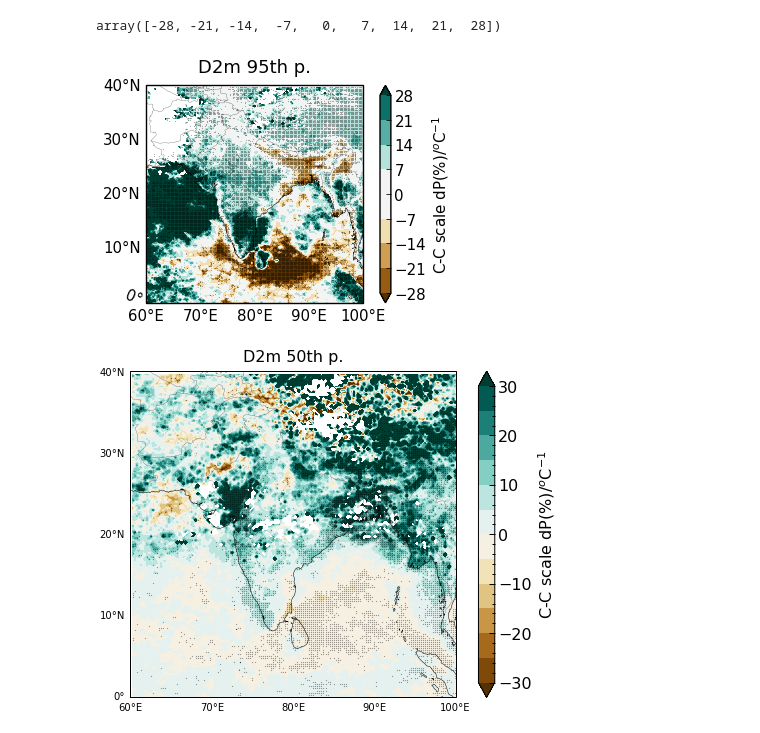
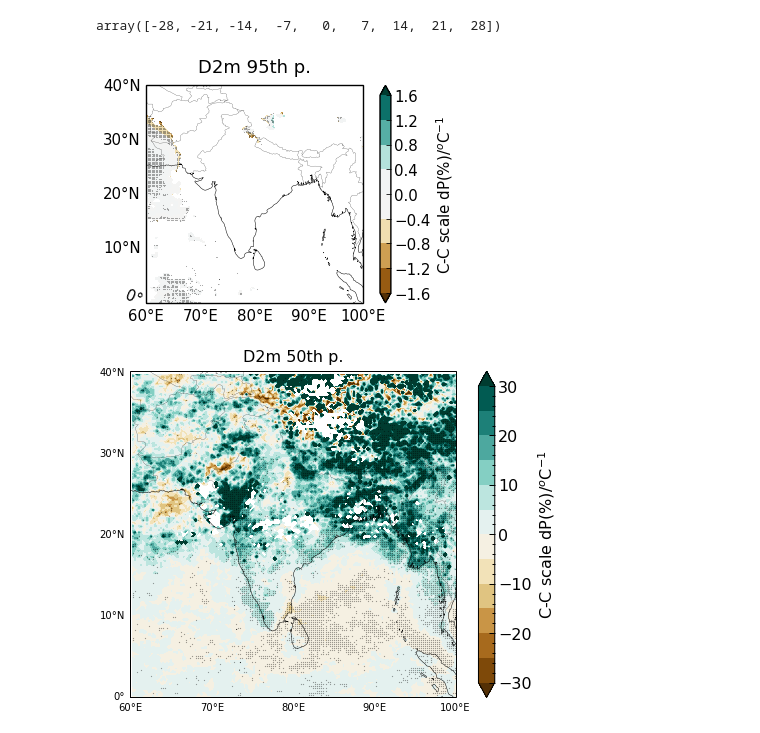
Before and after one commit to adisen99/msc_project, a Jupyter notebook: analysis02.ipynb, the cells around one changed output. Cells and saved outputs as stored; diff of their text form; code cells hidden in the pictures.

```diff
--- a/analysis02.ipynb
+++ b/analysis02.ipynb
@@ -503,7 +543,7 @@ def get_res(x, y):
 
 # ---------- 3d functions ------------
 
-def get_binned_3d(precip_da, t2m_da, d2m_da, bin_nr = 12):
+def get_binned_3d(precip_da, t2m_da, d2m_da, vimd_da, bin_nr = 12):
     print("Starting the binning process ...")
 
     print("converting data-arrays to numpy arrays ...")
@@ -511,6 +551,7 @@ def get_binned_3d(precip_da, t2m_da, d2m_da, bin_nr = 12):
     t2m = t2m_da.to_numpy()
     d2m = d2m_da.to_numpy()
     precip = precip_da.to_numpy()
+    vimd = vimd_da.to_numpy()
 
     print("Getting freq bins ...")
 
@@ -531,6 +572,10 @@ def get_binned_3d(precip_da, t2m_da, d2m_da, bin_nr = 12):
     p_d2m_95 = np.empty((xrange, yrange))
     slope_d2m_50 = np.empty((xrange, yrange))
     p_d2m_50 = np.empty((xrange, yrange))
+    slope_vimd_t2m = np.empty((xrange, yrange))
+    p_vimd_t2m = np.empty((xrange, yrange))
+    slope_vimd_d2m = np.empty((xrange, yrange))
+    p_vimd_d2m = np.empty((xrange, yrange))
 
     print("Starting the loop ...")
 
@@ -550,6 +595,8 @@ def get_binned_3d(precip_da, t2m_da, d2m_da, bin_nr = 12):
             # group the temperature data by temperature bins and take mean of each bin
             mean_t2m = t2m_da.isel(lat = lat, lon = lon).groupby_bins(t2m_da.isel(lat = lat, lon = lon), bins_t2m, include_lowest=True, precision=10).mean(dim='time')
             mean_d2m = d2m_da.isel(lat = lat, lon = lon).groupby_bins(d2m_da.isel(lat = lat, lon = lon), bins_d2m, include_lowest=True, precision=10).mean(dim='time')
+            mean_vimd_t2m = vimd_da.isel(lat = lat, lon = lon).groupby_bins(t2m_da.isel(lat = lat, lon = lon), bins_t2m, include_lowest=True, precision=10).mean(dim='time')
+            mean_vimd_d2m = vimd_da.isel(lat = lat, lon = lon).groupby_bins(d2m_da.isel(lat = lat, lon = lon), bins_d2m, include_lowest=True, precision=10).mean(dim='time')
 
             # convert to numpy_array()
             # precip_t2m = precip_t2m.to_numpy()
@@ -570,6 +617,8 @@ def get_binned_3d(precip_da, t2m_da, d2m_da, bin_nr = 12):
             slope_t2m_50[lat, lon], p_t2m_50[lat, lon] = get_res(mean_t2m, precip_t2m_50)
             slope_d2m_95[lat, lon], p_d2m_95[lat, lon] = get_res(mean_d2m, precip_d2m_95)
             slope_d2m_50[lat, lon], p_d2m_50[lat, lon] = get_res(mean_d2m, precip_d2m_50)
+            slope_vimd_t2m[lat, lon], p_vimd_t2m[lat, lon] = get_res(mean_t2m, mean_vimd_t2m)
+            slope_vimd_d2m[lat, lon], p_vimd_d2m[lat, lon] = get_res(mean_d2m, mean_vimd_d2m)
 
 #             slope_t2m[lat, lon] = slope_t2m
 #             p_t2m[lat, lon] = p_t2m
@@ -591,7 +640,7 @@ def get_binned_3d(precip_da, t2m_da, d2m_da, bin_nr = 12):
 
     print("Done, now writing.")
 
-    return slope_t2m_95, p_t2m_95, slope_d2m_95, p_d2m_95, slope_t2m_50, p_t2m_50, slope_d2m_50, p_d2m_50
+    return slope_t2m_95, p_t2m_95, slope_d2m_95, p_d2m_95, slope_t2m_50, p_t2m_50, slope_d2m_50, p_d2m_50, slope_vimd_t2m, p_vimd_t2m, slope_vimd_d2m, p_vimd_d2m
 
     print("Complete")
 
@@ -640,7 +689,7 @@ def get_binned_3d(precip_da, t2m_da, d2m_da, bin_nr = 12):
 
 #     return slope_t2m, p_t2m, slope_d2m, p_d2m
 # %%
-t2m_slope95, t2m_p95, d2m_slope95, d2m_p95, t2m_slope50, t2m_p50, d2m_slope50, d2m_p50  = get_binned_3d(ind_precip_loaded, ind_t2m_loaded, ind_d2m_loaded, bin_nr=20)
+t2m_slope95, t2m_p95, d2m_slope95, d2m_p95, t2m_slope50, t2m_p50, d2m_slope50, d2m_p50, vimd_t2m, p_vimd_t2m, vimd_d2m, p_vimd_d2m  = get_binned_3d(ind_precip_loaded, ind_t2m_loaded, ind_d2m_loaded, ind_vimd_loaded bin_nr=20)
 # %% [output]
 Starting the binning process ...
 converting data-arrays to numpy arrays ...
@@ -677,6 +717,14 @@ d2m_slope_da50 = xr.DataArray(d2m_slope50, dims=("lat", "lon"), coords={"lat":pr
 t2m_p_da50 = xr.DataArray(t2m_p50, dims=("lat", "lon"), coords={"lat":precip.coords['lat'], "lon":precip.coords['lon']})
 
 d2m_p_da50 = xr.DataArray(d2m_p50, dims=("lat", "lon"), coords={"lat":precip.coords['lat'], "lon":precip.coords['lon']})
+# %%
+t2m_vimd = xr.DataArray(vimd_t2m, dims=("lat", "lon"), coords={"lat":precip.coords['lat'], "lon":precip.coords['lon']})
+
+d2m_vimd = xr.DataArray(vimd_d2m, dims=("lat", "lon"), coords={"lat":precip.coords['lat'], "lon":precip.coords['lon']})
+
+t2m_p_vimd = xr.DataArray(p_vimd_t2m, dims=("lat", "lon"), coords={"lat":precip.coords['lat'], "lon":precip.coords['lon']})
+
+d2m_p_vimd = xr.DataArray(p_vimd_d2m, dims=("lat", "lon"), coords={"lat":precip.coords['lat'], "lon":precip.coords['lon']})
 # %%
 t2m_slope_da95.isnull().sum()
 # %% [output]
@@ -711,7 +759,7 @@ def plot_3d(slope_da, p_da, extent_list, title, threshold_sig=0.001, marker_size
     """
     ax = plt.axes(projection=ccrs.PlateCarree())
     ax.set_extent(extent_list, crs=ccrs.PlateCarree())
-    (100*(np.exp(slope_da) - 1)).plot.contourf(ax = ax, cbar_kwargs={"label":"C-C scale dP(%)/$^{o}$C$^{-1}$"}, **kwargs)
+    slope_da.plot.contourf(ax = ax, cbar_kwargs={"label":"C-C scale dP(%)/$^{o}$C$^{-1}$"}, **kwargs)
     # (100*(np.exp(slope_da) - 1)).plot.pcolormesh(ax = ax, cbar_kwargs={"label":"C-C scale"}, **kwargs)
     x, y = np.meshgrid(slope_da.coords['lon'], slope_da.coords['lat'])
     plt.scatter(x[(np.abs(p_da.to_numpy()) < threshold_sig)],y[(np.abs(p_da.to_numpy()) < threshold_sig)], marker='D', color = 'k', s=marker_size)
@@ -742,10 +790,10 @@ levels
 array([-28, -21, -14,  -7,   0,   7,  14,  21,  28])
 # %%
 # India T2m 95th
-plot_3d(d2m_slope_da95, d2m_p_da95, ind, 'D2m 95th p.', threshold_sig=0.01, marker_size=.001, cmap=tmap, levels=levels, extend='both')
+plot_3d(d2m_vimd, d2m_p_vimd, ind, 'D2m 95th p.', threshold_sig=0.01, marker_size=.001, cmap=tmap, levels=11, extend='both')
 # plt.savefig('./images/postmon/full95/india_t2m95.pdf', dpi=300)
 # %% [output]
-[figure, old version]
+[figure, new version]
 # %%
 # India D2m 50th
 plot_3d(d2m_slope_da50, d2m_p_da50, ind, 'D2m 50th p.', threshold_sig=0.005, marker_size=.02, levels=levels, extend='both')
```
Also changed, not shown: parts of 23 cells of this notebook, 4 other files.
